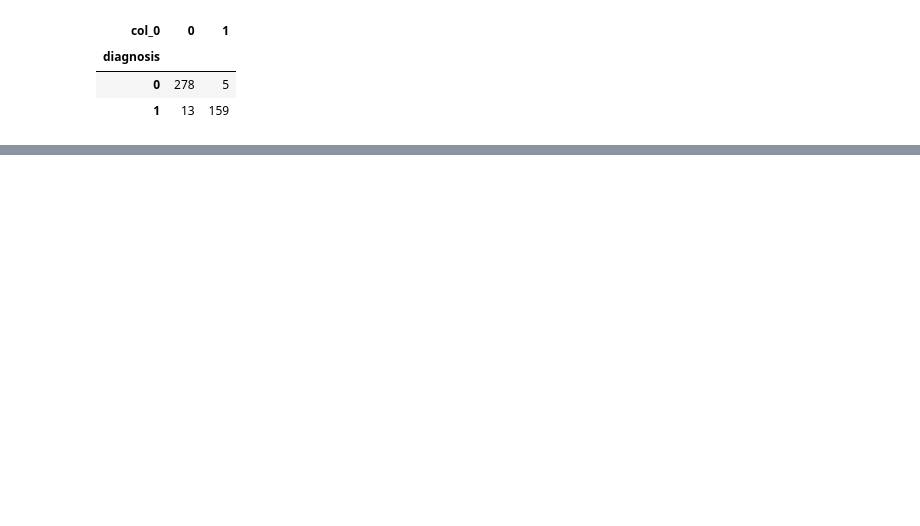
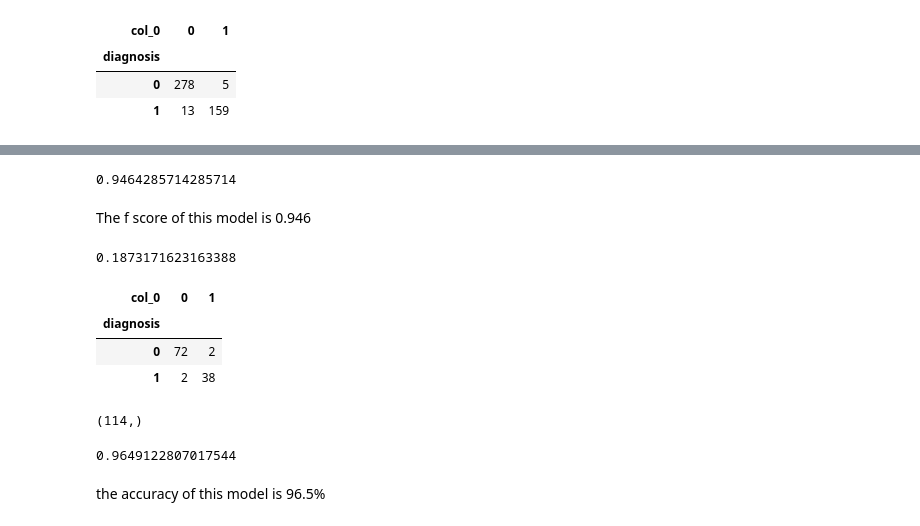
Before and after one commit to simrankota/info370, a Jupyter notebook: assignments/ps-classification.ipynb, the cells around one changed output, grey strips where cells are left out. Drawn from its saved outputs; the diff is of its cells as text; code cells hidden in the pictures; blank space fills up the shorter version.

```diff
--- a/assignments/ps-classification.ipynb
+++ b/assignments/ps-classification.ipynb
@@ -241,0 +255,32 @@ a = ()
+# %%
+F = 2 / (1 / p + 1 / r)
+F
+# %% [output]
+0.9464285714285714
+# %% [markdown]
+The f score of this model is 0.946
+# %%
+yhat = m.predict(Xvalid)
+# %%
+rmse = np.sqrt(np.mean((yvalid - yhat)**2))
+rmse
+# %% [output]
+0.1873171623163388
+# %%
+pd.crosstab(yvalid, yhat)
+# %% [output]
+| col_0 | 0 | 1 |
+| diagnosis |  |  |
+| 0 | 72 | 2 |
+| 1 | 2 | 38 |
+# %%
+yhat.shape
+# %% [output]
+(114,)
+# %%
+a = (38 + 72) / 114
+a
+# %% [output]
+0.9649122807017544
+# %% [markdown]
+the accuracy of this model is 96.5%
```
Also changed, not shown: parts of 10 cells of this notebook.
